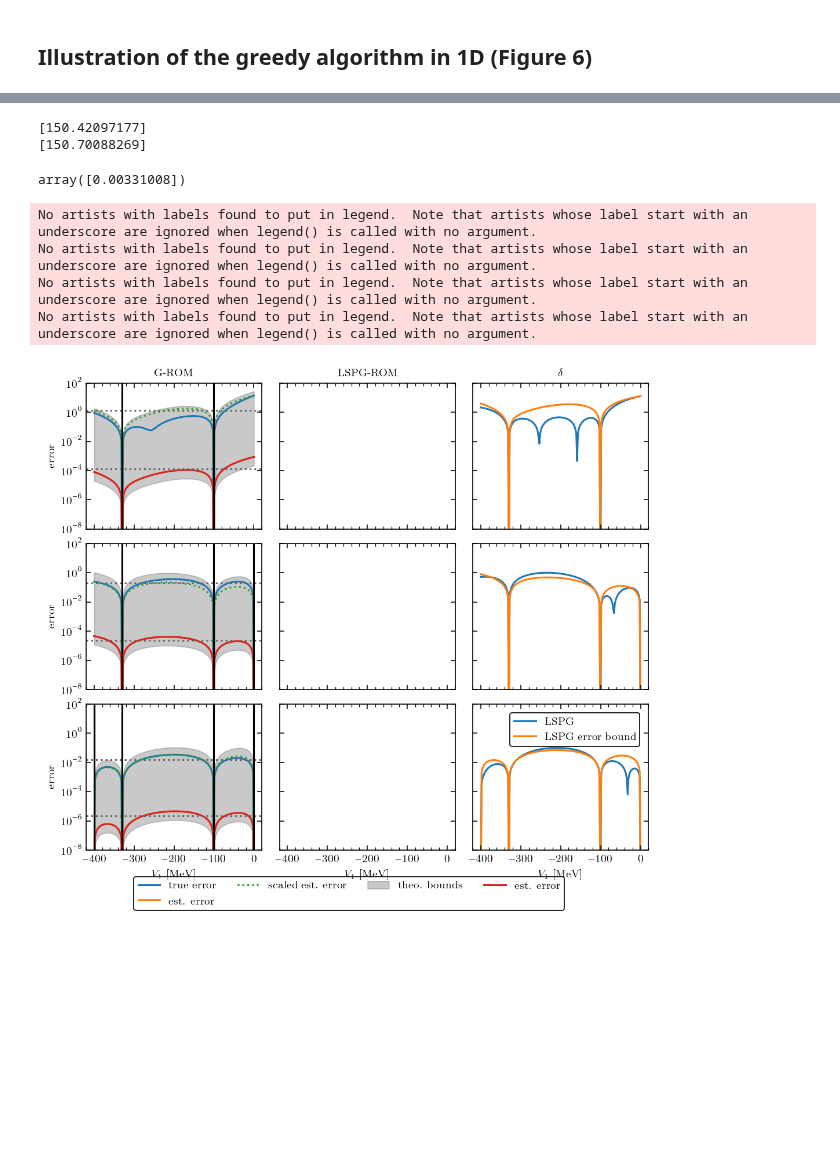
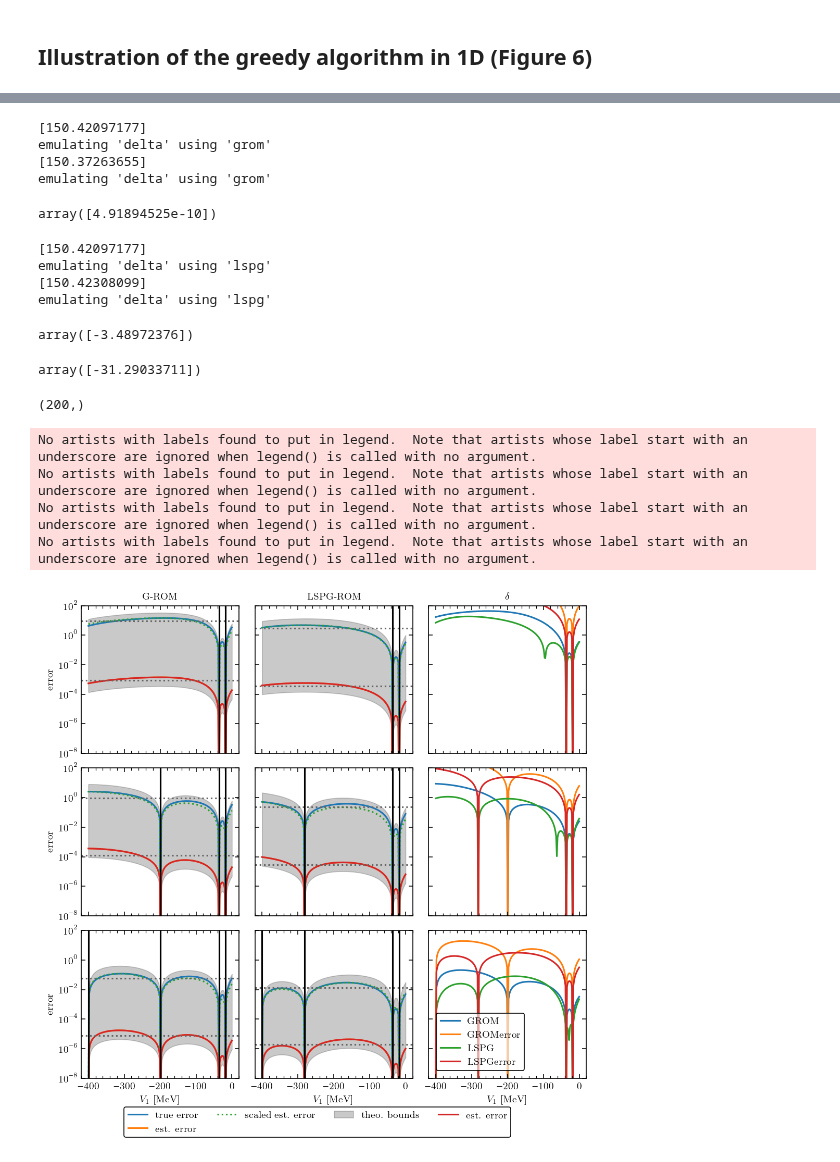
Before and after one commit to buqeye/cs_greedy_emulator, a Jupyter notebook: minnesota.ipynb, the cells around one changed output, grey strips where cells are left out. Saved outputs shown, nothing was run; the diff lists cells and outputs as text; code cells hidden in the pictures; blank space fills up the shorter version.

Commit message:
adds MN potential notebook

```diff
--- a/minnesota.ipynb
+++ b/minnesota.ipynb
@@ -29,10 +29,15 @@ from constants import hbarc, cm
 channel = Channel(S=0, L=0, LL=0, J=0, channel=0)
 potentialArgs = {"label": "minnesota", "kwargs": {"potId": 213}}
 potential = Potential(channel, **potentialArgs)
-np.random.seed(123)
+Vs_range = (-400, 0)  # (-200, 0)
+VR_range = (0, 400) # (100, 300)
+Vs_center = np.mean(Vs_range)
+VR_center = np.mean(VR_range)
+seed = 124294784
+np.random.seed(seed)
 param_samples = {
-    "training": potential.getLecsSample({"V0": (0, 400), "V1": (-400, 0)}, n=25),
-    "validation": potential.getLecsSample({"V0": (0, 400), "V1": (-400, 0)}, n=1250)
+    "training": potential.getLecsSample({"V0": VR_range, "V1": Vs_range}, n=25, seed=seed),
+    "validation": potential.getLecsSample({"V0": VR_range, "V1": Vs_range}, n=1250, seed=seed)
 }
 # %% [markdown]
 Create figure of the Minnesota potential's (affine) parameter space:
@@ -246,7 +267,7 @@ grid = Grid(rmin, rmatch, numIntervals=1,
             type="linear", test=False)
 args = dict(scattExp=scattExp,
             grid=grid,
-            free_lecs={"V1": (-400, 0)},
+            free_lecs={"V1": Vs_range},
             num_snapshots_init=2,
             num_snapshots_max=200,
             approach="greedy",
@@ -255,9 +276,9 @@ args = dict(scattExp=scattExp,
             greedy_max_iter=3,
             mode="linear",
             # inhomogeneous=False,
-            seed=10203
+            seed=18276349
             )
-greedy_grom = MatrixNumerovROM(emulator_training_mode="grom", **args)
-greedy_lspg = MatrixNumerovROM(emulator_training_mode="lspg", **args)
+greedy_grom = MatrixNumerovROM(greedy_training_mode="grom", **args)
+greedy_lspg = MatrixNumerovROM(greedy_training_mode="lspg", **args)
 # %% [output]
 testing
@@ -280,6 +301,20 @@ shape norm (200,)
 # %%
 print(greedy_grom.simulate([[1, 200, -391.85]], which="delta"))
 print(greedy_grom.emulate([[1, 200, -391.85]], which="delta"))
+greedy_grom.simulate([[1, 200, -400]], which="delta") - greedy_grom.emulate([[1, 200, -400]], which="delta")
 # %% [output]
 [150.42097177]
-[150.70088269]
+emulating 'delta' using 'grom'
+[150.37263655]
+emulating 'delta' using 'grom'
+array([4.91894525e-10])
+# %%
+print(greedy_lspg.simulate([[1, 200, -391.85]], which="delta"))
+print(greedy_lspg.emulate([[1, 200, -391.85]], which="delta"))
+greedy_lspg.simulate([[1, 200, -391.85]], which="delta") - greedy_lspg.emulate([[1, 200, -400]], which="delta")
+# %% [output]
+[150.42097177]
+emulating 'delta' using 'lspg'
+[150.42308099]
+emulating 'delta' using 'lspg'
+array([-3.48972376])
@@ -286,15 +331,19 @@ print(greedy_grom.emulate([[1, 200, -391.85]], which="delta"))
 # %%
-greedy_grom.simulate([[1, 200, -91.85]], which="delta") - greedy_grom.emulate([[1, 200, -91.85]], which="delta")
+greedy_grom.simulate([[1, 200, -151.85*0]], which="delta")
 # %% [output]
-array([0.00331008])
+array([-31.29033711])
+# %%
+ab_emulated.shape
+# %% [output]
+(200,)
 # %%
 from constants import cm
 mpl.rcParams['figure.constrained_layout.use'] = False
 num_iter = len(greedy_lspg.greedy_logging)
 V0_arr = greedy_lspg.lec_all_samples[:,2]
 fig, axs = plt.subplots(num_iter, 3, sharex=True, sharey=True,
-                        figsize=(18*cm,16*cm), layout=None)
-
+                        figsize=(18*cm,18*cm), layout=None)
+axs = np.atleast_1d(axs)
 plt.subplots_adjust(left=0.07, right=0.99,
                     top=0.96, bottom=0.1,
                     wspace=0.1, hspace=0.1)
@@ -309,7 +358,7 @@ axs[0,0].set_ylim(1e-8, 1e2)
 # axs[0,0].set_xlim(V0_arr[0], V0_arr[-1])
 
 for niter in range(num_iter):
-    for irom_lbl, rom_lbl in enumerate(("lspg", )): # "lspg")):
+    for irom_lbl, rom_lbl in enumerate(("grom", "lspg")): # "lspg")):
         rom = greedy_grom if rom_lbl == "grom" else greedy_lspg
         ax = axs[niter, irom_lbl]
         [snapshot_idxs, fom_sol, emulated_sol,
@@ -319,36 +368,48 @@ for niter in range(num_iter):
         ax.semilogy(V0_arr, realErrors, label=f"true error")
         ax.semilogy(V0_arr, romErrors, ls="-", label=f"est. error")
         ax.semilogy(V0_arr, coercivity_constant*romErrors,
                     ls=":", label=f"scaled est. error")
 
         # ax.semilogy(V0_arr, estErrBounds[:,0], label=f"lower bound")
         # ax.semilogy(V0_arr, estErrBounds[:,1], label=f"upper bound")
         ax.fill_between(V0_arr, estErrBounds[:,0], estErrBounds[:,1],
                         alpha=0.3, color='0.3',
                         zorder=0, label="theo. bounds")
+
         ax.semilogy(V0_arr, romErrors, ls="-", label=f"est. error")
-        delta_rom = np.rad2deg(np.arctan2(ab_emulated[1,:], ab_emulated[0,:]))
-        delta_fom = np.rad2deg(np.arctan2(ab_simulated[1,:], ab_simulated[0,:]))
-        axs[niter, 2].semilogy(V0_arr, np.abs(delta_rom - delta_fom),
+        # delta_rom = np.rad2deg(np.arctan2(ab_emulated[1,:], ab_emulated[0,:]))
+        # delta_fom = np.rad2deg(np.arctan2(ab_simulated[1,:], ab_simulated[0,:]))
+        # axs[niter, 2].semilogy(V0_arr, np.abs(np.rad2deg(np.arctan(ab_emulated))
+        #                                        - np.rad2deg(np.arctan(ab_simulated))), #/np.abs(ab_simulated),
+        #                        label=rom_lbl.upper())
+        # axs[niter, 2].semilogy(V0_arr,error_est_delta,
+        #                        label=rom_lbl.upper() + " error bound")
+
+        delta_rom = ab_emulated # ab_emulated[1,:] / ab_emulated[0,:]
+        delta_fom = ab_simulated # ab_simulated[1,:] / ab_simulated[0,:]
+        # axs[niter, 2].semilogy(V0_arr, 2*np.abs(delta_rom - delta_fom) / np.abs(delta_rom + delta_fom),
+                            #    label=rom_lbl.upper())
+        axs[niter, 2].semilogy(V0_arr, np.abs(delta_fom-delta_rom),
                                label=rom_lbl.upper())
 
-        axs[niter, 2].semilogy(V0_arr,error_est_delta,
-                               label=rom_lbl.upper() + " error bound")
+        axs[niter, 2].semilogy(V0_arr, error_est_delta,
+                               label=rom_lbl.upper() + "error")
+
         for err in (romErrors, realErrors):
             ax.axhline(np.mean(err), ls=":", c='0.4', label="")
             # ax.set_title(f"Estimated mean error: {np.mean(realErrors):.2e}")
 
         for idx in snapshot_idxs:
             ax.axvline(V0_arr[idx], c="k", label="")
 
     axs[-1,0].legend(bbox_to_anchor =(0.5, 0.02), loc='center', ncol=4,
                      bbox_transform=fig.transFigure)
     # axs[0,0].legend(loc='lower left', ncol=4, bbox_to_anchor =(1.5,2.65))
     axs[-1,-1].legend(loc='best', ncol=1)
     fig.savefig(f"greedy_MN_potential_1S0.pdf")
 # %% [output]
 No artists with labels found to put in legend.  Note that artists whose label start with an underscore are ignored when legend() is called with no argument.
 No artists with labels found to put in legend.  Note that artists whose label start with an underscore are ignored when legend() is called with no argument.
 No artists with labels found to put in legend.  Note that artists whose label start with an underscore are ignored when legend() is called with no argument.
 No artists with labels found to put in legend.  Note that artists whose label start with an underscore are ignored when legend() is called with no argument.
-[figure, old version]
+[figure, new version]
```
Also changed, not shown: parts of 12 cells of this notebook.
